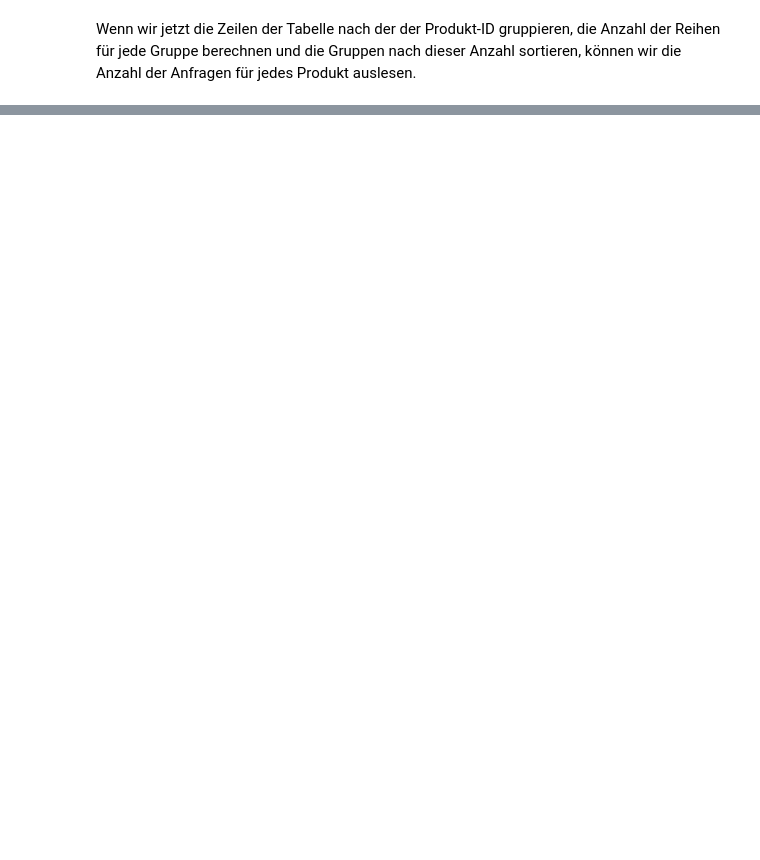
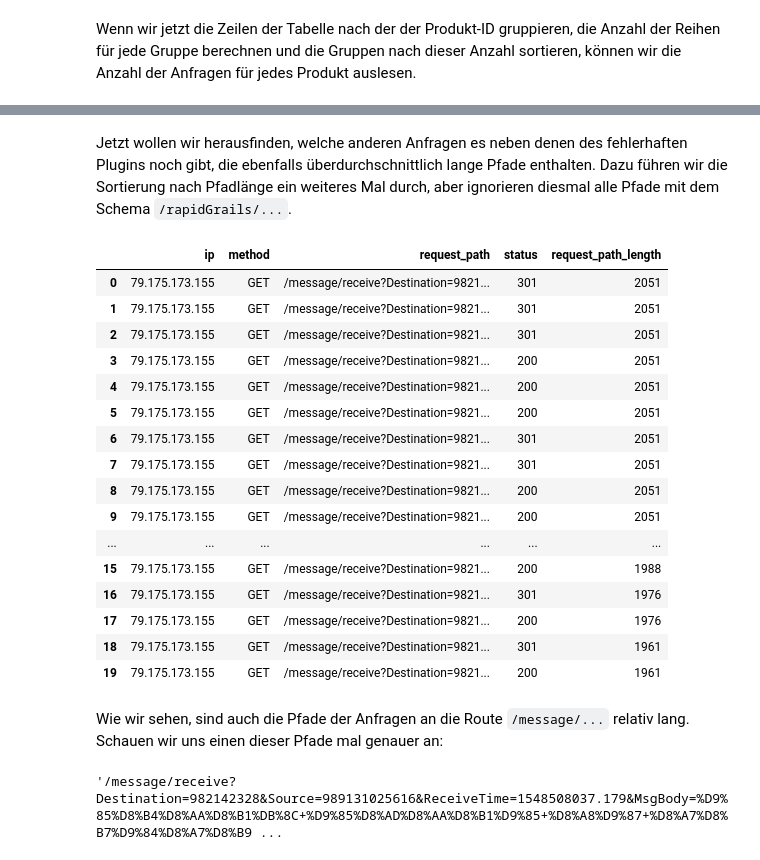
Before and after one commit to Robstei/zugriffsdaten_apache_spark, a Jupyter notebook: index.ipynb, the cells around one changed output, grey strips where cells are left out. Cells and saved outputs as stored; diff of their text form; code cells hidden in the pictures; blank space fills up the shorter version.

```diff
--- a/index.ipynb
+++ b/index.ipynb
@@ -182,0 +201,34 @@ product_group_df.plot.bar(figsize=(20, 6), x="product_id")
+# %% [markdown]
+Jetzt wollen wir herausfinden, welche anderen Anfragen es neben denen des fehlerhaften Plugins noch gibt, die ebenfalls überdurchschnittlich lange Pfade enthalten. Dazu führen wir die Sortierung nach Pfadlänge ein weiteres Mal durch, aber ignorieren diesmal alle Pfade mit dem Schema `/rapidGrails/...`.
+# %%
+pandas_df = df.select("ip", "method", "request_path", "status", "request_path_length") \
+  .filter(~df.request_path.rlike(r'^/rapidGrails/')) \
+  .sort(df.request_path_length.desc()) \
+  .limit(20) \
+  .toPandas()
+# %%
+pandas_df
+# %% [output]
+|  | ip | method | request_path | status | request_path_length |
+| 0 | 79.175.173.155 | GET | /message/receive?Destination=9821... | 301 | 2051 |
+| 1 | 79.175.173.155 | GET | /message/receive?Destination=9821... | 301 | 2051 |
+| 2 | 79.175.173.155 | GET | /message/receive?Destination=9821... | 301 | 2051 |
+| 3 | 79.175.173.155 | GET | /message/receive?Destination=9821... | 200 | 2051 |
+| 4 | 79.175.173.155 | GET | /message/receive?Destination=9821... | 200 | 2051 |
+| 5 | 79.175.173.155 | GET | /message/receive?Destination=9821... | 200 | 2051 |
+| 6 | 79.175.173.155 | GET | /message/receive?Destination=9821... | 301 | 2051 |
+| 7 | 79.175.173.155 | GET | /message/receive?Destination=9821... | 301 | 2051 |
+| 8 | 79.175.173.155 | GET | /message/receive?Destination=9821... | 200 | 2051 |
+| 9 | 79.175.173.155 | GET | /message/receive?Destination=9821... | 200 | 2051 |
+| ... | ... | ... | ... | ... | ... |
+| 15 | 79.175.173.155 | GET | /message/receive?Destination=9821... | 200 | 1988 |
+| 16 | 79.175.173.155 | GET | /message/receive?Destination=9821... | 301 | 1976 |
+| 17 | 79.175.173.155 | GET | /message/receive?Destination=9821... | 200 | 1976 |
+| 18 | 79.175.173.155 | GET | /message/receive?Destination=9821... | 301 | 1961 |
+| 19 | 79.175.173.155 | GET | /message/receive?Destination=9821... | 200 | 1961 |
+# %% [markdown]
+Wie wir sehen, sind auch die Pfade der Anfragen an die Route `/message/...` relativ lang. Schauen wir uns einen dieser Pfade mal genauer an:
+# %%
+pandas_df.iloc[0].request_path
+# %% [output]
+'/message/receive?Destination=982142328&Source=989131025616&ReceiveTime=1548508037.179&MsgBody=%D9%85%D8%B4%D8%AA%D8%B1%DB%8C+%D9%85%D8%AD%D8%AA%D8%B1%D9%85+%D8%A8%D9%87+%D8%A7%D8%B7%D9%84%D8%A7%D8%B9 ...
```
Also changed, not shown: parts of 16 cells of this notebook.
